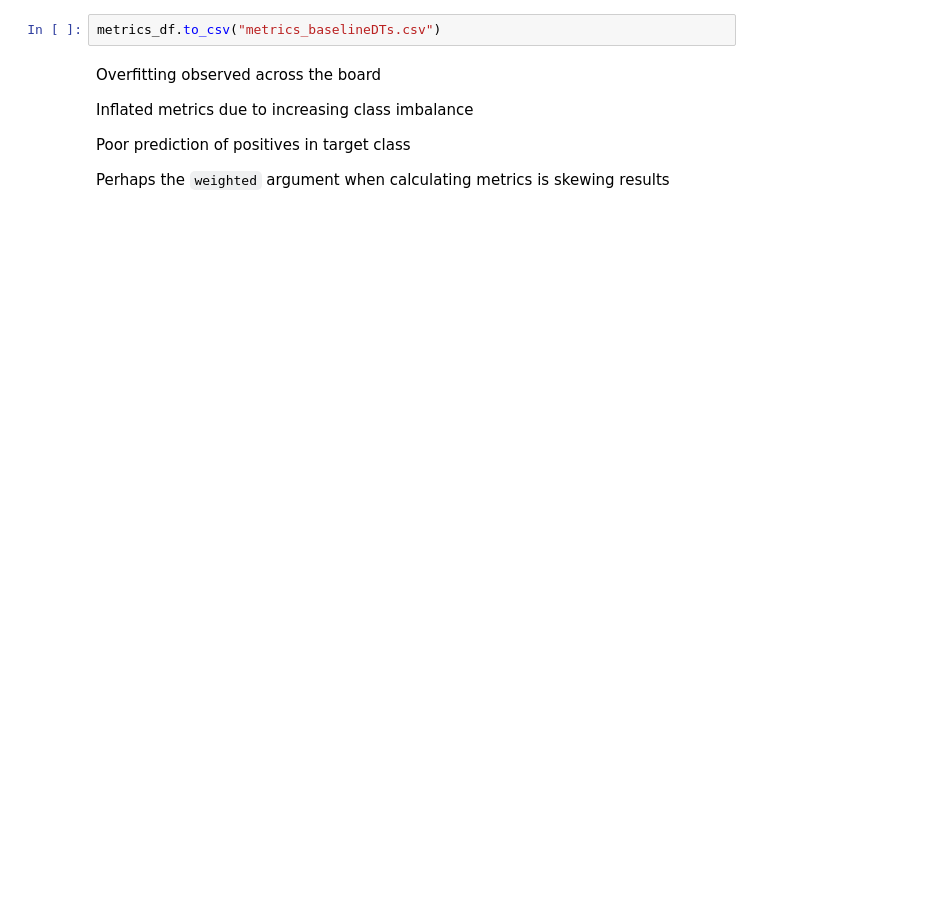
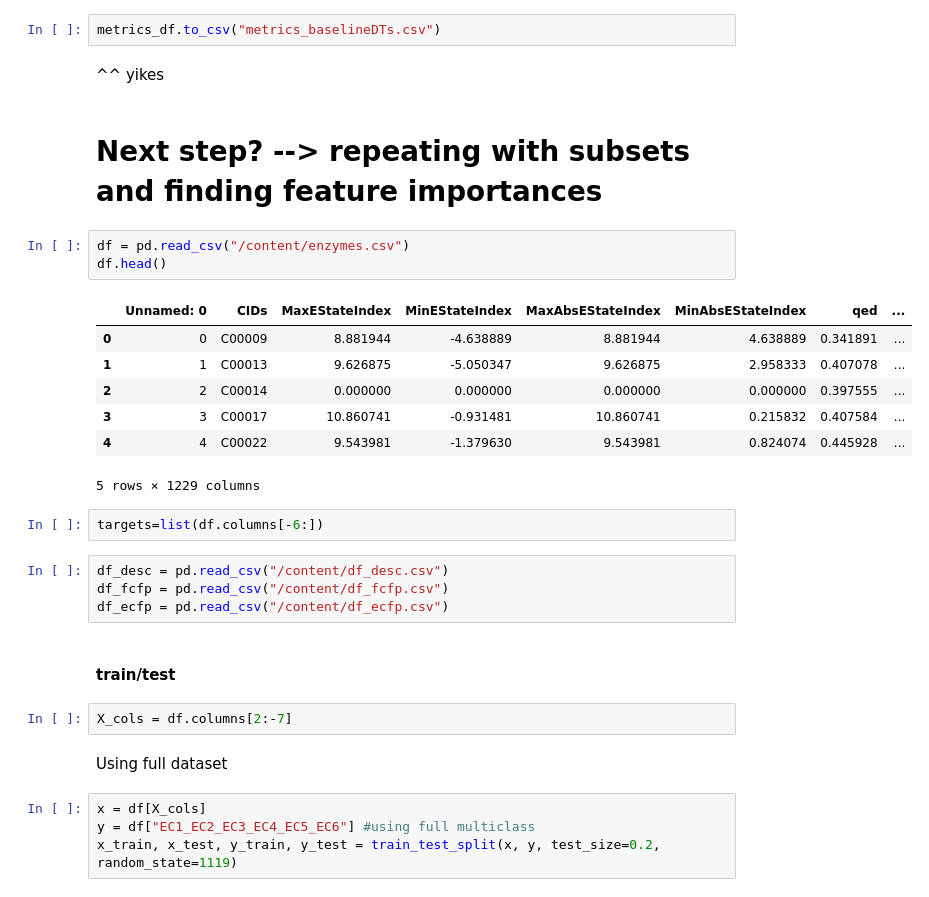
Before and after one commit to alainareeba/BIOL3340_EnzymeClassification, a Jupyter notebook: Bioinf_enzymesubstrates.ipynb, the cells around one changed output. Cells and saved outputs as stored; diff of their text form; blank space fills up the shorter version.

```diff
--- a/Bioinf_enzymesubstrates.ipynb
+++ b/Bioinf_enzymesubstrates.ipynb
@@ -564,10 +690,33 @@ weighted avg       0.80      0.79      0.79       208
 # %%
 metrics_df.to_csv("metrics_baselineDTs.csv")
-# %% [markdown]
-Overfitting observed across the board
-
-Inflated metrics due to increasing class imbalance
-
-Poor prediction of positives in target class
-
-Perhaps the `weighted` argument when calculating metrics is skewing results
+# %% [markdown]
+^^ yikes
+# %% [markdown]
+# Next step? --> repeating with subsets and finding feature importances
+# %%
+df = pd.read_csv("/content/enzymes.csv")
+df.head()
+# %% [output]
+|  | Unnamed: 0 | CIDs | MaxEStateIndex | MinEStateIndex | MaxAbsEStateIndex | MinAbsEStateIndex | qed | ... |
+| 0 | 0 | C00009 | 8.881944 | -4.638889 | 8.881944 | 4.638889 | 0.341891 | ... |
+| 1 | 1 | C00013 | 9.626875 | -5.050347 | 9.626875 | 2.958333 | 0.407078 | ... |
+| 2 | 2 | C00014 | 0.000000 | 0.000000 | 0.000000 | 0.000000 | 0.397555 | ... |
+| 3 | 3 | C00017 | 10.860741 | -0.931481 | 10.860741 | 0.215832 | 0.407584 | ... |
+| 4 | 4 | C00022 | 9.543981 | -1.379630 | 9.543981 | 0.824074 | 0.445928 | ... |
+5 rows × 1229 columns
+# %%
+targets=list(df.columns[-6:])
+# %%
+df_desc = pd.read_csv("/content/df_desc.csv")
+df_fcfp = pd.read_csv("/content/df_fcfp.csv")
+df_ecfp = pd.read_csv("/content/df_ecfp.csv")
+# %% [markdown]
+#### train/test
+# %%
+X_cols = df.columns[2:-7]
+# %% [markdown]
+Using full dataset
+# %%
+x = df[X_cols]
+y = df["EC1_EC2_EC3_EC4_EC5_EC6"] #using full multiclass
+x_train, x_test, y_train, y_test = train_test_split(x, y, test_size=0.2, random_state=1119)
```
Also changed, not shown: parts of 26 cells of this notebook.
